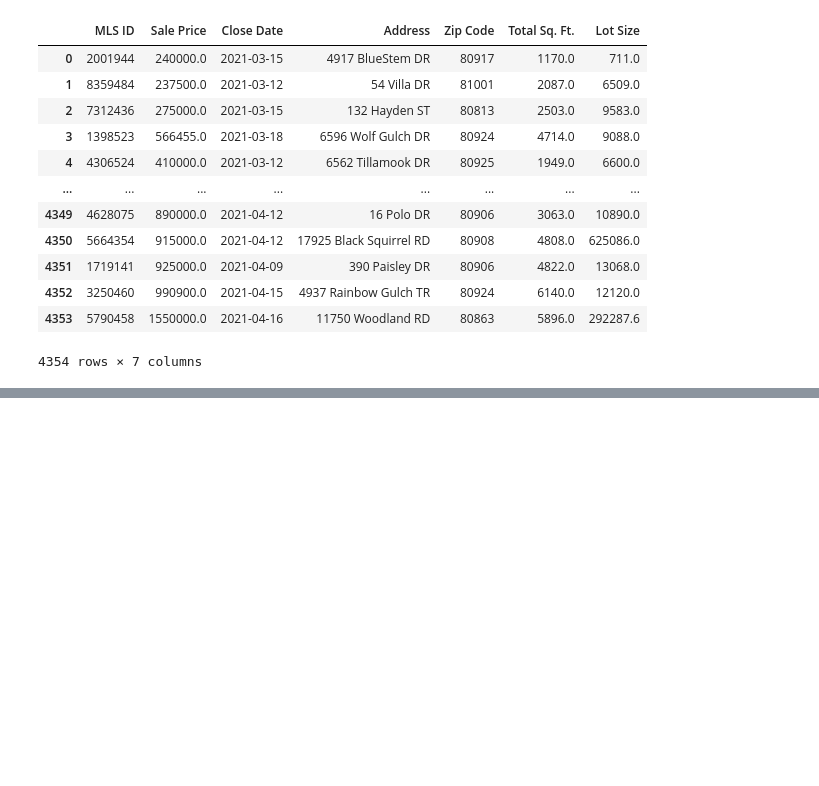
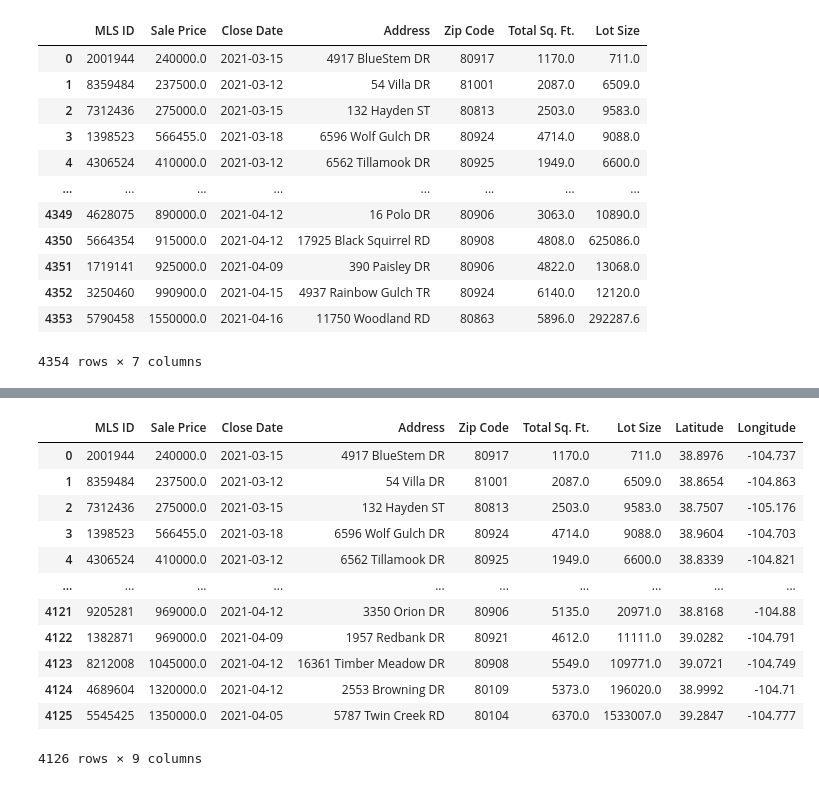
Before and after one commit to willserene/Housing_Analysis, a Jupyter notebook: Housing Sales Dataframe.ipynb, the cells around one changed output, grey strips where cells are left out. Saved outputs shown, nothing was run; the diff lists cells and outputs as text; code cells hidden in the pictures; blank space fills up the shorter version.

Commit message:
lat long added
lat long added, 7 houses had errors

```diff
--- a/Housing Sales Dataframe.ipynb
+++ b/Housing Sales Dataframe.ipynb
@@ -165,9 +165,7 @@ sales_df
 # Start of GeoCoding API
 #geocoding_url = f"https://maps.googleapis.com/maps/api/geocode/json?address={address_url_list}&key={g_key}"
 # %%
-address_url_list = [x.replace(' ', '%20') for x in sales_df["Address"]]
-
-address_url_list = [x.replace('#', '%23') for x in address_url_list]
+address_url_list = [x.replace('#', '%23') for x in sales_df["Address"]]
 
 address_url_list = [x.replace('VW', 'View') for x in address_url_list]
 
@@ -179,7 +177,7 @@ address_url_list = [x.replace('CR', 'Cir') for x in address_url_list]
 
 address_url_list = [x.replace('HT', 'Heights') for x in address_url_list]
 
-address_url_list = [x.replace('TR', 'Trao;') for x in address_url_list]
+address_url_list = [x.replace('TR', 'Trail;') for x in address_url_list]
 
 address_url_list = [x.replace('DR', 'Drive') for x in address_url_list]
 
@@ -197,7 +195,11 @@ address_url_list = [x.replace('PW', 'Parkway') for x in address_url_list]
 
 address_url_list = [x.replace('LP', 'Loop') for x in address_url_list]
 
+address_url_list = [x.replace('CT', 'Court') for x in address_url_list]
+
+address_url_list = [x.replace(' ', '%20') for x in address_url_list]
+
 #address_url_list = [x.replace('ST', 'Cir') for x in address_url_list]
 
-address_url_list
+print(address_url_list)
 # %% [output]
@@ -256,13 +242,15 @@ lon = []
 lat = []
 count = 1
 errorlist = []
+errorcount = 1
+linebreak = "-----------------------------------------------------------------------------------------"
 
 print("Begin Lon Lat Retrieval")
 print(linebreak)
 
 for address_url  in address_url_list:
 
-    query_url = f"https://maps.googleapis.com/maps/api/geocode/json?address={address_url}&20CO&key={g_key}"
+    query_url = f"https://maps.googleapis.com/maps/api/geocode/json?address={address_url}%20Colorado%20Springs%20CO&key={g_key}"
 
     try:
         address_response = requests.get(query_url)
@@ -273,7 +261,8 @@ for address_url  in address_url_list:
         count += 1
 
     except:
-        print('Error')
+        errorcount += 1
+        print(f'Error #{errorcount}')
         errorlist.append(count)
         lon.append('NaN')
         lat.append('Nan')
@@ -282,6 +271,8 @@ for address_url  in address_url_list:
 
 print(linebreak)
 print("Finished with Lon Lat Retrieval")
+print(f"{len(lon)} longitudes and {len(lat)} latitudes were found")
+print(f"{errorcount} Errors were found")
 print(errorlist)
 # %% [output]
 Begin Lon Lat Retrieval
@@ -324,0 +305,19 @@ for x in errorlist:
+# %%
+sales_df["Latitude"] = lat
+sales_df["Longitude"] = lon
+sales_df = sales_df.dropna()
+sales_df
+# %% [output]
+|  | MLS ID | Sale Price | Close Date | Address | Zip Code | Total Sq. Ft. | Lot Size | Latitude | Longitude |
+| 0 | 2001944 | 240000.0 | 2021-03-15 | 4917 BlueStem DR | 80917 | 1170.0 | 711.0 | 38.8976 | -104.737 |
+| 1 | 8359484 | 237500.0 | 2021-03-12 | 54 Villa DR | 81001 | 2087.0 | 6509.0 | 38.8654 | -104.863 |
+| 2 | 7312436 | 275000.0 | 2021-03-15 | 132 Hayden ST | 80813 | 2503.0 | 9583.0 | 38.7507 | -105.176 |
+| 3 | 1398523 | 566455.0 | 2021-03-18 | 6596 Wolf Gulch DR | 80924 | 4714.0 | 9088.0 | 38.9604 | -104.703 |
+| 4 | 4306524 | 410000.0 | 2021-03-12 | 6562 Tillamook DR | 80925 | 1949.0 | 6600.0 | 38.8339 | -104.821 |
+| ... | ... | ... | ... | ... | ... | ... | ... | ... | ... |
+| 4121 | 9205281 | 969000.0 | 2021-04-12 | 3350 Orion DR | 80906 | 5135.0 | 20971.0 | 38.8168 | -104.88 |
+| 4122 | 1382871 | 969000.0 | 2021-04-09 | 1957 Redbank DR | 80921 | 4612.0 | 11111.0 | 39.0282 | -104.791 |
+| 4123 | 8212008 | 1045000.0 | 2021-04-12 | 16361 Timber Meadow DR | 80908 | 5549.0 | 109771.0 | 39.0721 | -104.749 |
+| 4124 | 4689604 | 1320000.0 | 2021-04-12 | 2553 Browning DR | 80109 | 5373.0 | 196020.0 | 38.9992 | -104.71 |
+| 4125 | 5545425 | 1350000.0 | 2021-04-05 | 5787 Twin Creek RD | 80104 | 6370.0 | 1533007.0 | 39.2847 | -104.777 |
+4126 rows × 9 columns
```
Also changed, not shown: parts of 13 cells of this notebook, 1 other file.
